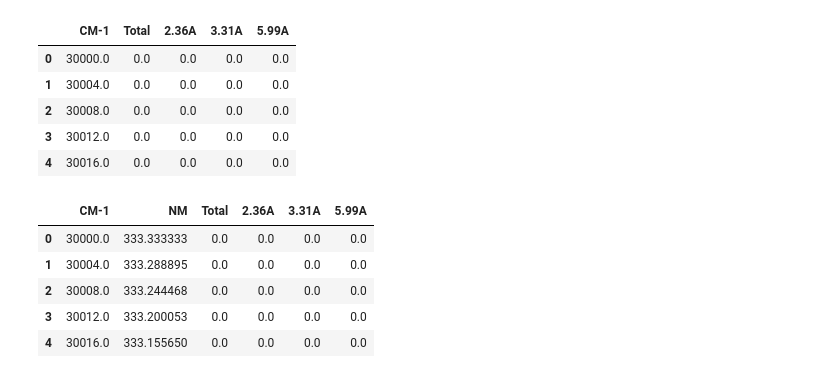
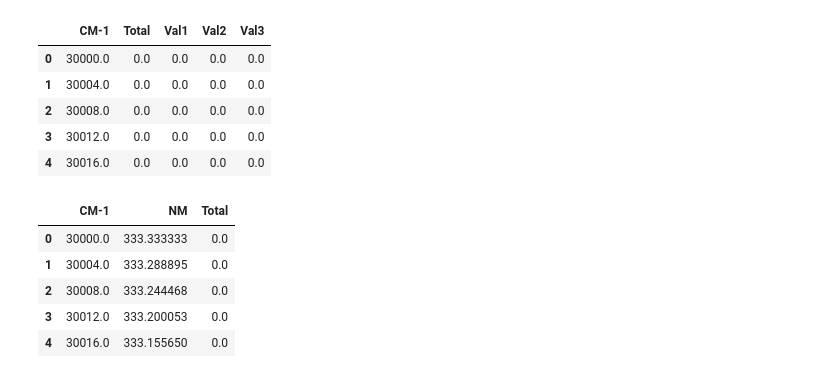
Before and after one commit to moraleseoscar/CMC-AntibioticsDockingAnalysis, a Jupyter notebook: Generate_graphs.ipynb, the cells around one changed output. Drawn from its saved outputs; the diff is of its cells as text; code cells hidden in the pictures.

```diff
--- a/Generate_graphs.ipynb
+++ b/Generate_graphs.ipynb
@@ -5,11 +5,11 @@ import matplotlib.pyplot as plt
 filepath = 'Diclofenac\Diclofenac_B3LYP_6-311+G\Diclofenac_B3LYP_6-311+G_orca_files\Diclofenac_B3LYP_6-311+G_toSpect.out.abs.dat'
 
 df = pd.read_csv(filepath, sep='\s+', header=None)
-df.columns = ['CM-1', 'Total', '2.36A', '3.31A', '5.99A']
+df.columns = ['CM-1', 'Total', 'Val1', 'Val2', 'Val3']
 
 df.head()
 # %% [output]
-|  | CM-1 | Total | 2.36A | 3.31A | 5.99A |
+|  | CM-1 | Total | Val1 | Val2 | Val3 |
 | 0 | 30000.0 | 0.0 | 0.0 | 0.0 | 0.0 |
 | 1 | 30004.0 | 0.0 | 0.0 | 0.0 | 0.0 |
 | 2 | 30008.0 | 0.0 | 0.0 | 0.0 | 0.0 |
@@ -17,12 +17,14 @@ df.head()
 | 4 | 30016.0 | 0.0 | 0.0 | 0.0 | 0.0 |
 # %%
 df['NM'] = 10000000 / df['CM-1']
-df = df[['CM-1', 'NM', 'Total', '2.36A', '3.31A', '5.99A']]
+df['Total'] = df['Total']/100000
+df = df[['CM-1', 'NM', 'Total', 'Val1', 'Val2', 'Val3']]
+df = df.drop(columns=['Val1', 'Val2', 'Val3'])
 df.head()
 # %% [output]
-|  | CM-1 | NM | Total | 2.36A | 3.31A | 5.99A |
-| 0 | 30000.0 | 333.333333 | 0.0 | 0.0 | 0.0 | 0.0 |
-| 1 | 30004.0 | 333.288895 | 0.0 | 0.0 | 0.0 | 0.0 |
-| 2 | 30008.0 | 333.244468 | 0.0 | 0.0 | 0.0 | 0.0 |
-| 3 | 30012.0 | 333.200053 | 0.0 | 0.0 | 0.0 | 0.0 |
-| 4 | 30016.0 | 333.155650 | 0.0 | 0.0 | 0.0 | 0.0 |
+|  | CM-1 | NM | Total |
+| 0 | 30000.0 | 333.333333 | 0.0 |
+| 1 | 30004.0 | 333.288895 | 0.0 |
+| 2 | 30008.0 | 333.244468 | 0.0 |
+| 3 | 30012.0 | 333.200053 | 0.0 |
+| 4 | 30016.0 | 333.155650 | 0.0 |
```
Also changed, not shown: parts of 4 cells of this notebook, 1 other file.
